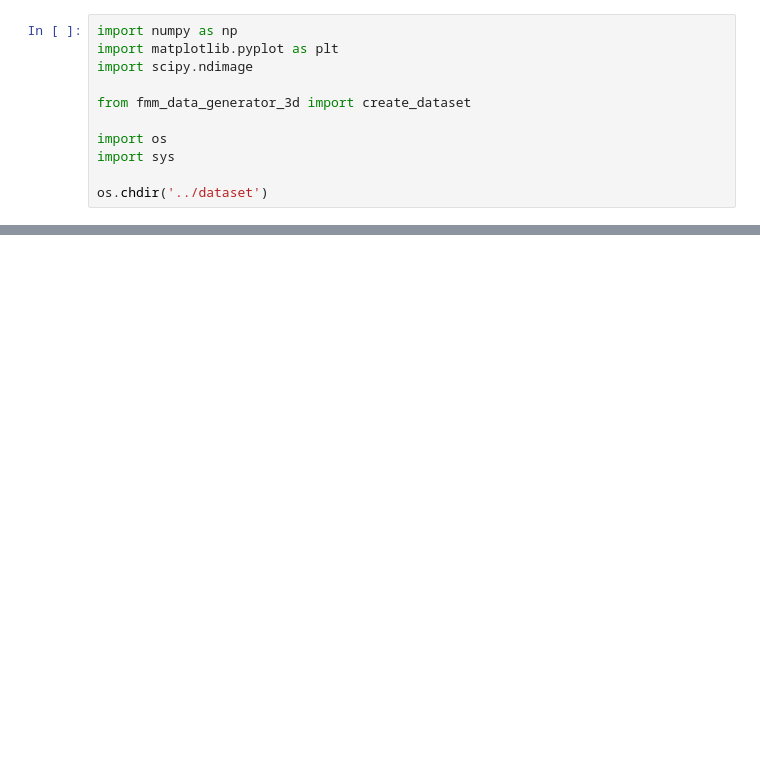
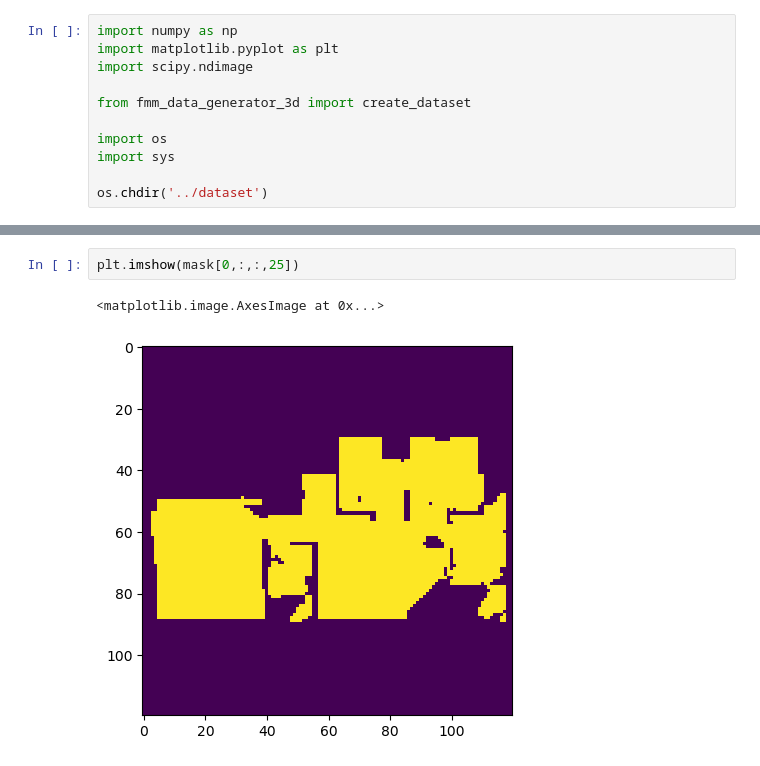
Before and after one commit to sharath-matada/Planning_Operator, a Jupyter notebook: 3D_Experiments/generator/data_gen.ipynb, the cells around one changed output, grey strips where cells are left out. Cells and saved outputs as stored; diff of their text form; blank space fills up the shorter version.

```diff
--- a/3D_Experiments/generator/data_gen.ipynb
+++ b/3D_Experiments/generator/data_gen.ipynb
@@ -38,0 +44,5 @@ output = np.load('/mountvol/dataset-80-igib/output.npy')
+# %%
+plt.imshow(mask[0,:,:,25])
+# %% [output]
+<matplotlib.image.AxesImage at 0x...>
+[figure, added]
```
Also changed, not shown: parts of 6 cells of this notebook, 1 other file.
